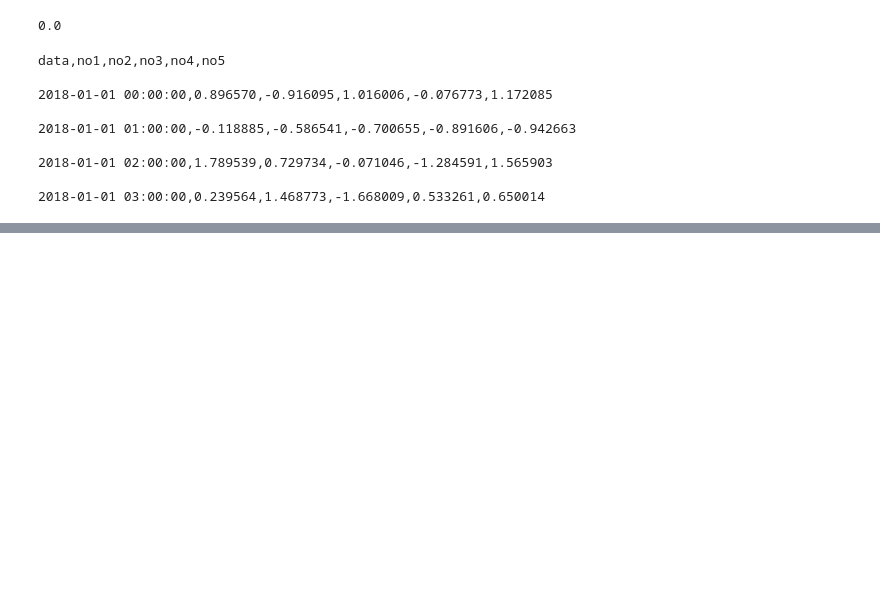
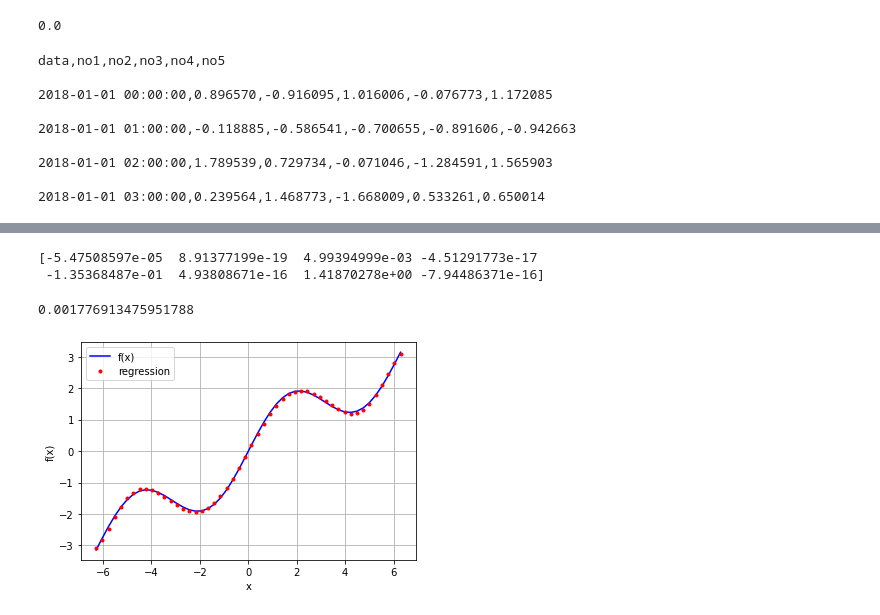
Before and after one commit to ggwhsd/PythonPractice, a Jupyter notebook: QuantPractice/金融python学习.ipynb, the cells around one changed output, grey strips where cells are left out. Saved outputs shown, nothing was run; the diff lists cells and outputs as text; code cells hidden in the pictures; blank space fills up the shorter version.

```diff
--- a/QuantPractice/金融python学习.ipynb
+++ b/QuantPractice/金融python学习.ipynb
@@ -541,0 +648,24 @@ if __name__ == "__main__":
+# %%
+# 第十二课
+# 回归
+# 为了得出sin部分，得使用高次的单项式，
+reg = np.polyfit(x, f(x), deg=7)
+print(reg)
+#根据回归得出的公式，重新计算x对应的结果，
+ry = np.polyval(reg, x)
+
+plt.plot(x, f(x), 'b', label='f(x)')
+#ry为拟合后的结果，不能处理sin(x)部分
+plt.plot(x, ry, 'r.', label='regression')
+plt.legend(loc=0)
+plt.grid(True)
+plt.xlabel('x')
+plt.ylabel('f(x)')
+
+#计算MSE均方差，很小
+np.sum((f(x) - ry)**2) / len(x)
+# %% [output]
+[-5.47508597e-05  8.91377199e-19  4.99394999e-03 -4.51291773e-17
+ -1.35368487e-01  4.93808671e-16  1.41870278e+00 -7.94486371e-16]
+0.001776913475951788
+[figure, added]
```
Also changed, not shown: parts of 13 cells of this notebook.
